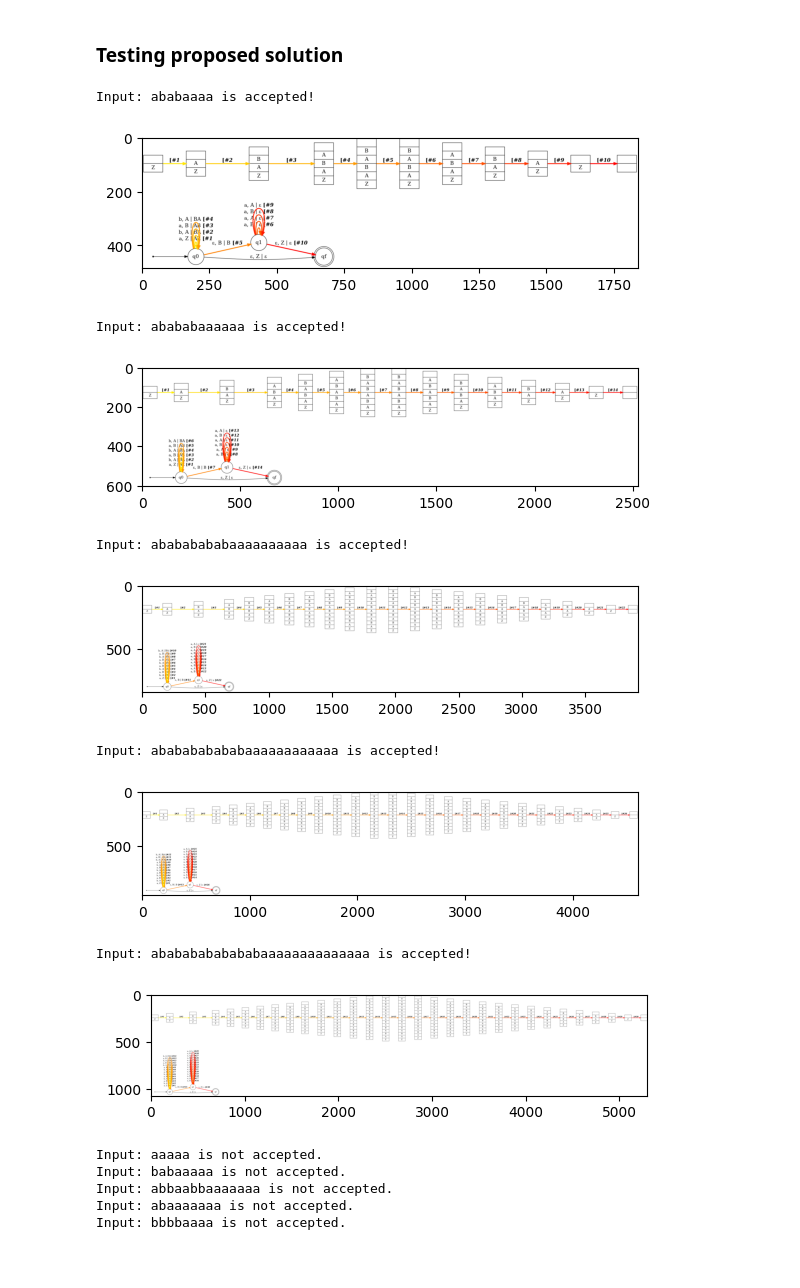
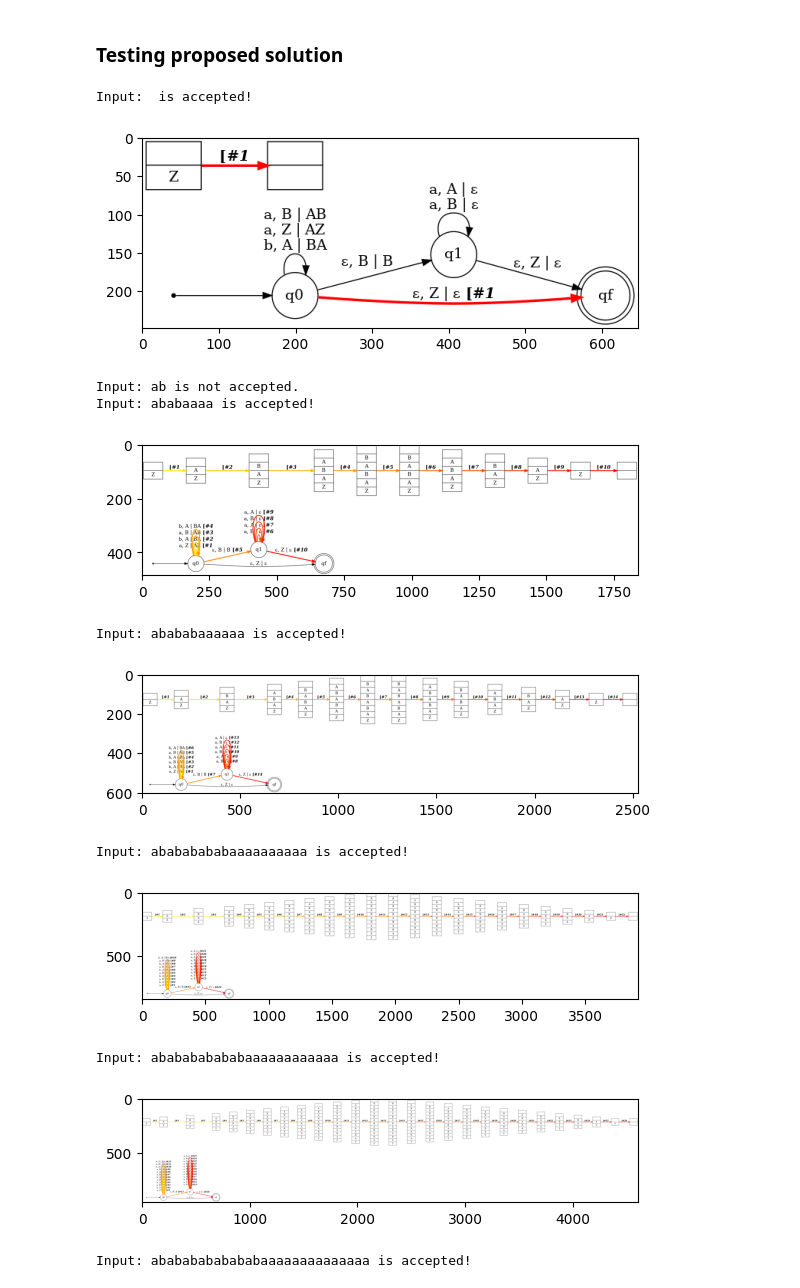
Before and after one commit to tymzar/pda-elac-project, a Jupyter notebook: pda.ipynb, the cells around one changed output. Drawn from its saved outputs; the diff is of its cells as text; code cells hidden in the pictures; blank space fills up the shorter version.

```diff
--- a/pda.ipynb
+++ b/pda.ipynb
@@ -84,35 +85,32 @@ npda.show_diagram()
 # %% [markdown]
 ### Definieing test input sequences
 # %%
-test_inputs = ["ababaaaa","abababaaaaaa","abababababaaaaaaaaaa","ababababababaaaaaaaaaaaa","abababababababaaaaaaaaaaaaaa", "aaaaa", "babaaaaa", "abbaabbaaaaaaa", "abaaaaaaa", "bbbbaaaa"]
+test_inputs = ["", "ab", "ababaaaa","abababaaaaaa","abababababaaaaaaaaaa","ababababababaaaaaaaaaaaa","abababababababaaaaaaaaaaaaaa", "aaaaa", "babaaaaa", "abbaabbaaaaaaa", "abaaaaaaa", "bbbbaaaa"]
 # %% [markdown]
 ### Testing proposed solution
 # %%
 for test_case in test_inputs:
     is_accepted = npda.accepts_input(input_str=test_case)
 
     if is_accepted:
-        plot_path = f"./plots/{test_case}.png"
+        plot_path = f"./plots/test-{test_case}.png"
         npda.show_diagram(input_str=test_case, path=plot_path, with_stack=True, fig_size=(1000,10000))
         print(f"Input: {test_case} is accepted!")
         current_img = mpimg.imread(plot_path)
         plt.imshow(current_img)
         plt.show()
     else:
         print(f"Input: {test_case} is not accepted.")
 # %% [output]
-Input: ababaaaa is accepted!
+Input:  is accepted!
-[figure, old version]
+[figure, new version]
-Input: abababaaaaaa is accepted!
+Input: ab is not accepted.
+Input: ababaaaa is accepted!
-[figure, old version]
+[figure, new version]
-Input: abababababaaaaaaaaaa is accepted!
+Input: abababaaaaaa is accepted!
-[figure, old version]
+[figure, new version]
-Input: ababababababaaaaaaaaaaaa is accepted!
+Input: abababababaaaaaaaaaa is accepted!
-[figure, old version]
+[figure, new version]
-Input: abababababababaaaaaaaaaaaaaa is accepted!
+Input: ababababababaaaaaaaaaaaa is accepted!
-[figure, old version]
+[figure, new version]
-Input: aaaaa is not accepted.
-Input: babaaaaa is not accepted.
-Input: abbaabbaaaaaaa is not accepted.
-Input: abaaaaaaa is not accepted.
-Input: bbbbaaaa is not accepted.
+Input: abababababababaaaaaaaaaaaaaa is accepted!
```
Also changed, not shown: parts of 2 cells of this notebook, 7 other files.
